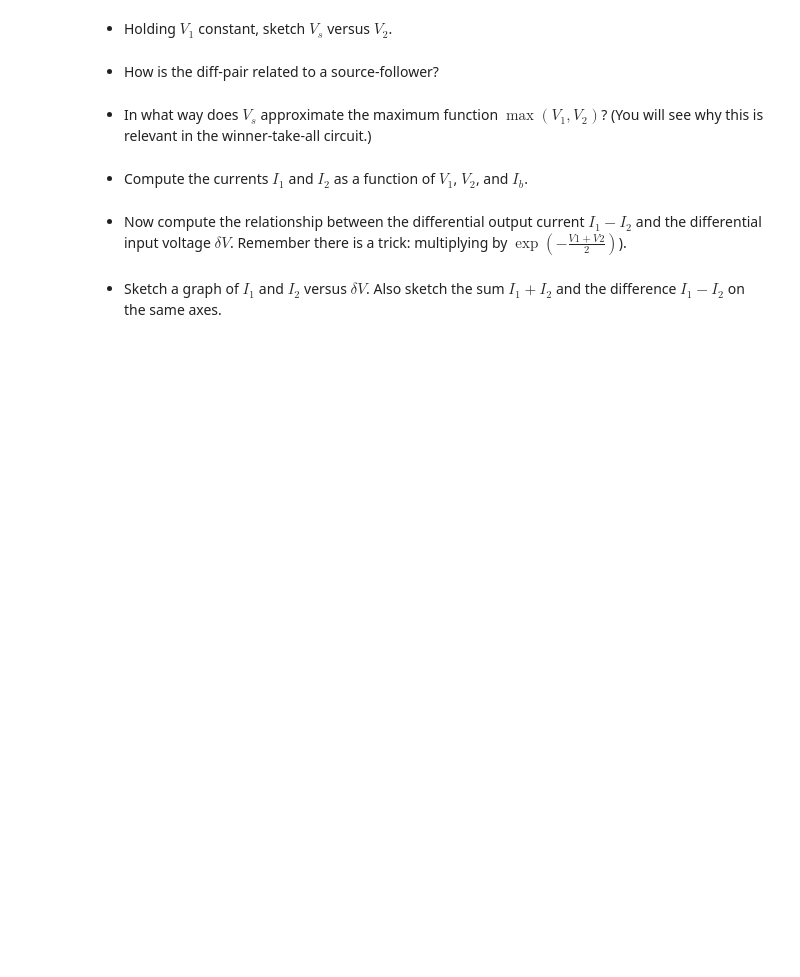
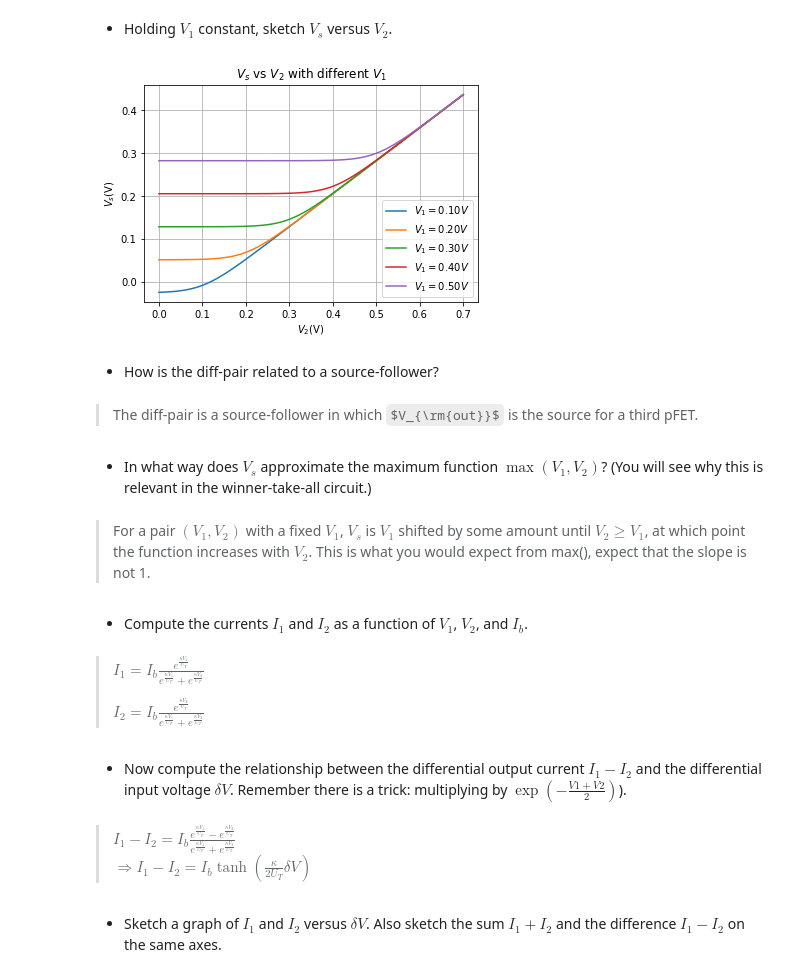
Before and after one commit to janhohenheim/neuromorphic-engineering-one, a Jupyter notebook: neuromorphic_engineering_one/session4_static_circuits/2021_Lab04_Static_Circuits_4.5_Jan_Hohenheim.ipynb, the cells around one changed output. Drawn from its saved outputs; the diff is of its cells as text; code cells hidden in the pictures; some formulas as TeX source; blank space fills up the shorter version.

```diff
--- a/neuromorphic_engineering_one/session4_static_circuits/2021_Lab04_Static_Circuits_4.5_Jan_Hohenheim.ipynb
+++ b/neuromorphic_engineering_one/session4_static_circuits/2021_Lab04_Static_Circuits_4.5_Jan_Hohenheim.ipynb
@@ -46,12 +66,44 @@ All parts of this question refer to the differential pair shown in Fig. 4.1(a).
 # %% [markdown]
 * Holding $V_1$ constant, sketch $V_s$ versus $V_2$.
+# %%
+import numpy as np
+import matplotlib.pyplot as plt
+
+U_T = 0.025
+K = 0.77
+I_b = 6e-6
+I_0 = 1e-7
+V_1 = np.arange(0.1, 0.6, 0.1)
+V_2 = np.linspace(0.0, 0.7, 100)
+for V in V_1:
+    V_s = U_T * np.log(I_0 / I_b * (np.exp(K*V/U_T) + np.exp(K*V_2/U_T)))
+    plt.plot(V_2, V_s, label=f'$V_1 = {V:.2f}V$')
+    plt.xlabel('$V_2$(V)')
+    plt.ylabel('$V_s$(V)')
+plt.title('$V_s$ vs $V_2$ with different $V_1$')
+plt.legend()
+plt.grid()
+plt.show()
+# %% [output]
+[figure, added]
 # %% [markdown]
 * How is the diff-pair related to a source-follower?
+# %% [markdown]
+> The diff-pair is a source-follower in which $V_{\rm{out}}$ is the source for a third pFET.
 # %% [markdown]
 * In what way does $V_s$ approximate the maximum function $\max\left(V_1,V_2\right)$? (You will see why this is relevant in the winner-take-all circuit.)
+# %% [markdown]
+> For a pair $(V_1, V_2)$ with a fixed $V_1$, $V_s$ is $V_1$ shifted by some amount until $V_2 \ge V_1$, at which point the function increases with $V_2$. This is what you would expect from max(), expect that the slope is not 1.
 # %% [markdown]
 * Compute the currents $I_1$ and $I_2$ as a function of $V_1$, $V_2$, and $I_b$.
+# %% [markdown]
+> $I_1 = I_b \frac{e^{\frac{\kappa V_1}{U_T}}}{e^{\frac{\kappa V_1}{U_T}} + e^{\frac{\kappa V_2}{U_T}}}$
+>
+> $I_2 = I_b \frac{e^{\frac{\kappa V_2}{U_T}}}{e^{\frac{\kappa V_1}{U_T}} + e^{\frac{\kappa V_2}{U_T}}}$
 # %% [markdown]
 * Now compute the relationship between the differential output current $I_1 - I_2$ and the differential input voltage $\delta V$. Remember there is a trick: multiplying by $\exp\left(-\frac{V1+V2}{2}\right)$).
+# %% [markdown]
+> $I_1 - I_2 = I_b \frac{e^{\frac{\kappa V_1}{U_T}} - e^{\frac{\kappa V_2}{U_T}}}{e^{\frac{\kappa V_1}{U_T}} + e^{\frac{\kappa V_2}{U_T}}}$
+> $\Rightarrow I_1 - I_2 = I_b \tanh{(\frac{\kappa}{2 U_T}\delta V)} $
 # %% [markdown]
 * Sketch a graph of $I_1$ and $I_2$ versus $\delta V$. Also sketch the sum $I_1 +I_2$ and the difference $I_1-I_2$ on the same axes.
```
Also changed, not shown: parts of 4 cells of this notebook, 1 other file.
